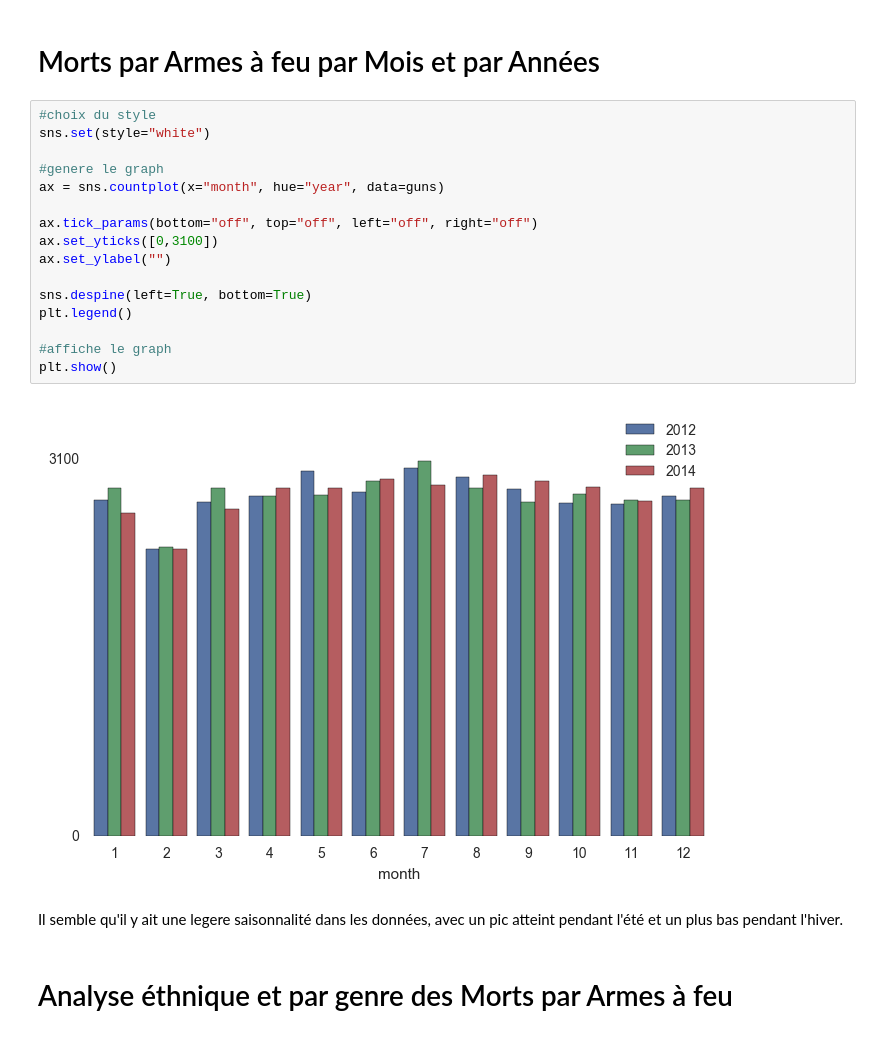
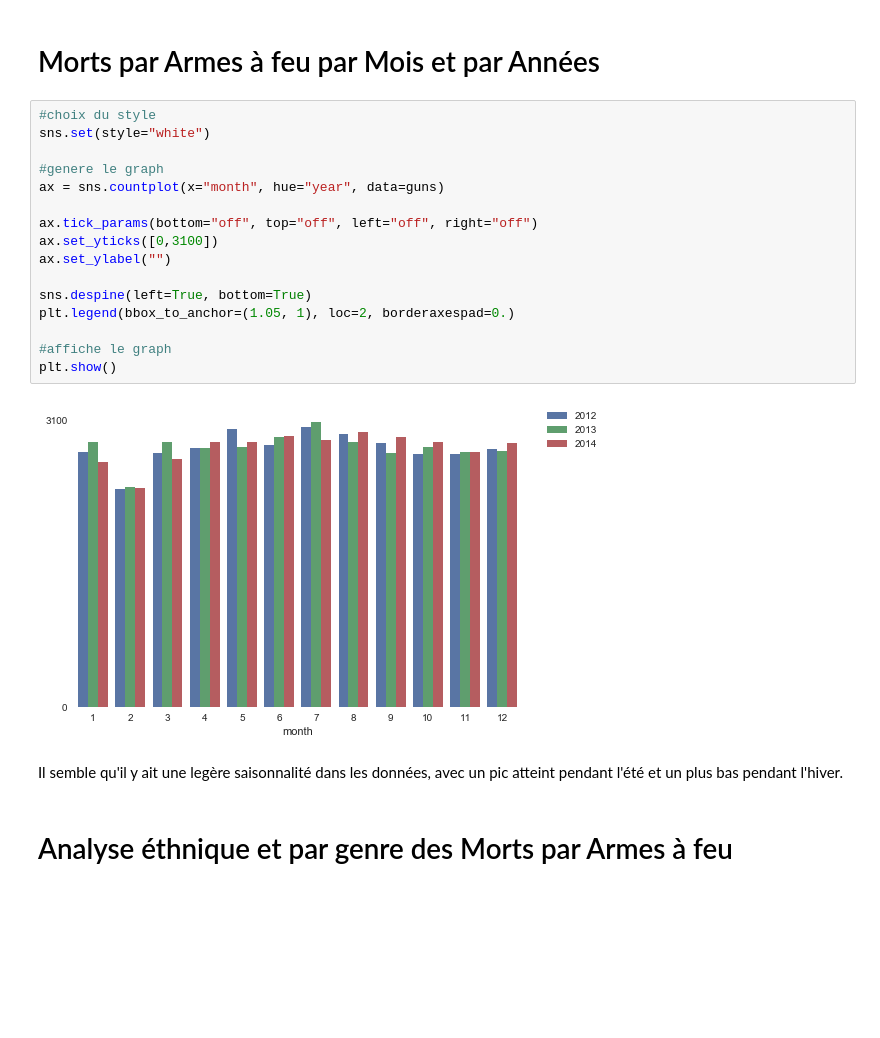
Before and after one commit to ibmw/guns-deaths-us, a Jupyter notebook: Morts par armes à feu aux USA.ipynb, the cells around one changed output. Drawn from its saved outputs; the diff is of its cells as text; blank space fills up the shorter version.

```diff
--- a/Morts par armes à feu aux USA.ipynb
+++ b/Morts par armes à feu aux USA.ipynb
@@ -80,23 +80,23 @@ Les morts par armes à feu semblent être plutôt stable sur la période 2012 -
 # %%
 #choix du style
 sns.set(style="white")
 
 #genere le graph
 ax = sns.countplot(x="month", hue="year", data=guns)
 
 ax.tick_params(bottom="off", top="off", left="off", right="off")
 ax.set_yticks([0,3100])
 ax.set_ylabel("")
 
 sns.despine(left=True, bottom=True)
-plt.legend()
+plt.legend(bbox_to_anchor=(1.05, 1), loc=2, borderaxespad=0.)
 
 #affiche le graph
 plt.show()
 # %% [output]
-[figure, old version]
+[figure, new version]
 # %% [markdown]
-Il semble qu'il y ait une legere saisonnalité dans les données, avec un pic atteint pendant l'été et un plus bas pendant l'hiver.
+Il semble qu'il y ait une legère saisonnalité dans les données, avec un pic atteint pendant l'été et un plus bas pendant l'hiver.
 # %% [markdown]
 # Analyse éthnique et par genre des Morts par Armes à feu
 # %%
```
Also changed, not shown: parts of 11 cells of this notebook.
